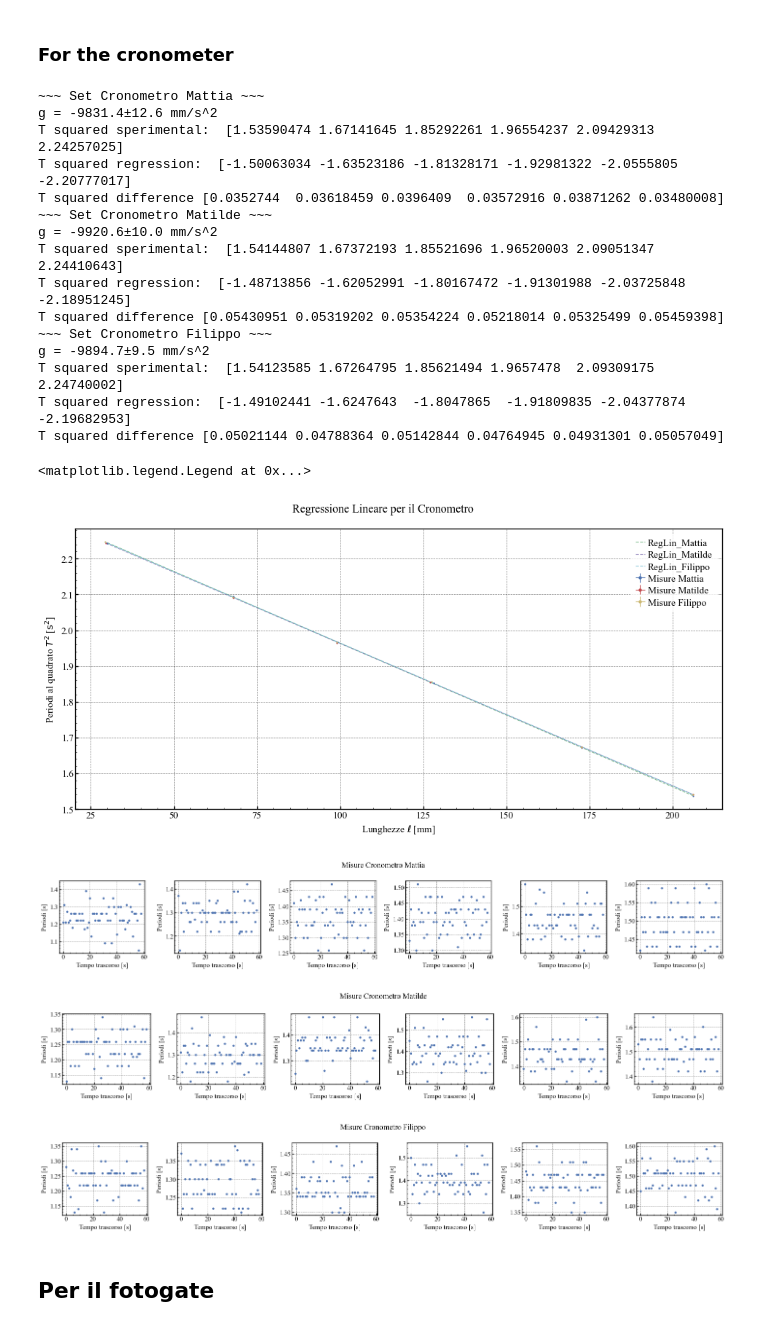
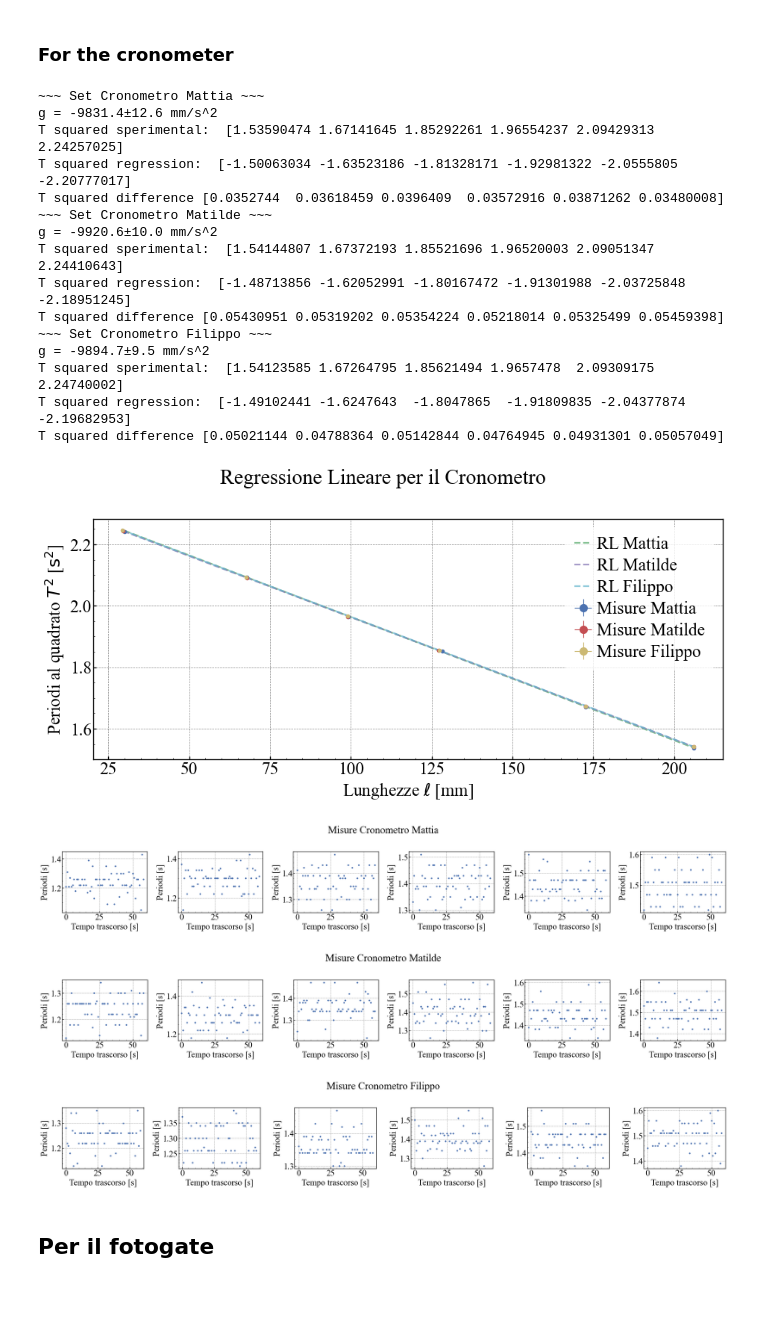
Before and after one commit to Mattia04/Accelerazione-gravitazionale, a Jupyter notebook: script.ipynb, the cells around one changed output. Saved outputs shown, nothing was run; the diff lists cells and outputs as text; code cells hidden in the pictures; blank space fills up the shorter version.

```diff
--- a/script.ipynb
+++ b/script.ipynb
@@ -78,7 +78,7 @@ for i, dataset in enumerate(data_cronos):
     mean_periods, std_periods = functions.calc_moving_average(periods)
 
     # * show sets
-    fig, ax = plt.subplots(1, 6, figsize=(18, 3))
+    fig, ax = plt.subplots(1, 6, figsize=(24, 4))
     plt.suptitle(f"Misure Cronometro {names[i]}")
     for j, set in enumerate(periods):
         ax[j].scatter(np.arange(len(set)), set)
@@ -96,6 +96,7 @@ for i, dataset in enumerate(data_cronos):
         ls="",
         marker=".",
         label=f"Misure {names[i]}",
+        markersize=10
     )
 
     params, uncert = functions.calc_reg_lin(X, Y, Yerr)
@@ -108,46 +109,45 @@ for i, dataset in enumerate(data_cronos):
 
     X_reg = np.linspace(min(X), max(X), 100)
     Y_reg = params[0] * X_reg + params[1]
-    AX.plot(X_reg, Y_reg, alpha=0.7, ls="--", label=f"RegLin_{names[i]}")
+    AX.plot(X_reg, Y_reg, alpha=0.7, ls="--", label=f"RL {names[i]}", linewidth=2)
 
     # * check if crosses zero
     lunghezza_riferimento = 405  # mm
     X = X[0] - X + lunghezza_riferimento - functions.calc_cm()
     reg_Y = (4 * np.pi**2) * X / g_value
 
     print("T squared sperimental: ", Y)
     print("T squared regression: ", reg_Y)
     print("T squared difference", abs(Y) - abs(reg_Y))
     # ! c'è errore sistematico
     # ? come lo tolgo?
     # TODO stimare l'incertezza dell'errore sistematico
     # * ho 1cm di errore sistematico sulla lunghezza di riferimento
 
 
 
 AX.legend()
-#Fig.savefig("images/Regressione Lineare Cronometro.png")
+Fig.savefig("images/Regressione Lineare Cronometro.svg")
 # %% [output]
 ~~~ Set Cronometro Mattia ~~~
 g = -9831.4±12.6 mm/s^2
 T squared sperimental:  [1.53590474 1.67141645 1.85292261 1.96554237 2.09429313 2.24257025]
 T squared regression:  [-1.50063034 -1.63523186 -1.81328171 -1.92981322 -2.0555805  -2.20777017]
 T squared difference [0.0352744  0.03618459 0.0396409  0.03572916 0.03871262 0.03480008]
 ~~~ Set Cronometro Matilde ~~~
 g = -9920.6±10.0 mm/s^2
 T squared sperimental:  [1.54144807 1.67372193 1.85521696 1.96520003 2.09051347 2.24410643]
 T squared regression:  [-1.48713856 -1.62052991 -1.80167472 -1.91301988 -2.03725848 -2.18951245]
 T squared difference [0.05430951 0.05319202 0.05354224 0.05218014 0.05325499 0.05459398]
 ~~~ Set Cronometro Filippo ~~~
 g = -9894.7±9.5 mm/s^2
 T squared sperimental:  [1.54123585 1.67264795 1.85621494 1.9657478  2.09309175 2.24740002]
 T squared regression:  [-1.49102441 -1.6247643  -1.8047865  -1.91809835 -2.04377874 -2.19682953]
 T squared difference [0.05021144 0.04788364 0.05142844 0.04764945 0.04931301 0.05057049]
-<matplotlib.legend.Legend at 0x...>
-[figure, old version]
+[figure, new version]
-[figure, old version]
+[figure, new version]
-[figure, old version]
+[figure, new version]
-[figure, old version]
+[figure, new version]
 # %% [markdown]
 ## Per il fotogate
 # %% [markdown]
```
Also changed, not shown: parts of 4 cells of this notebook.
